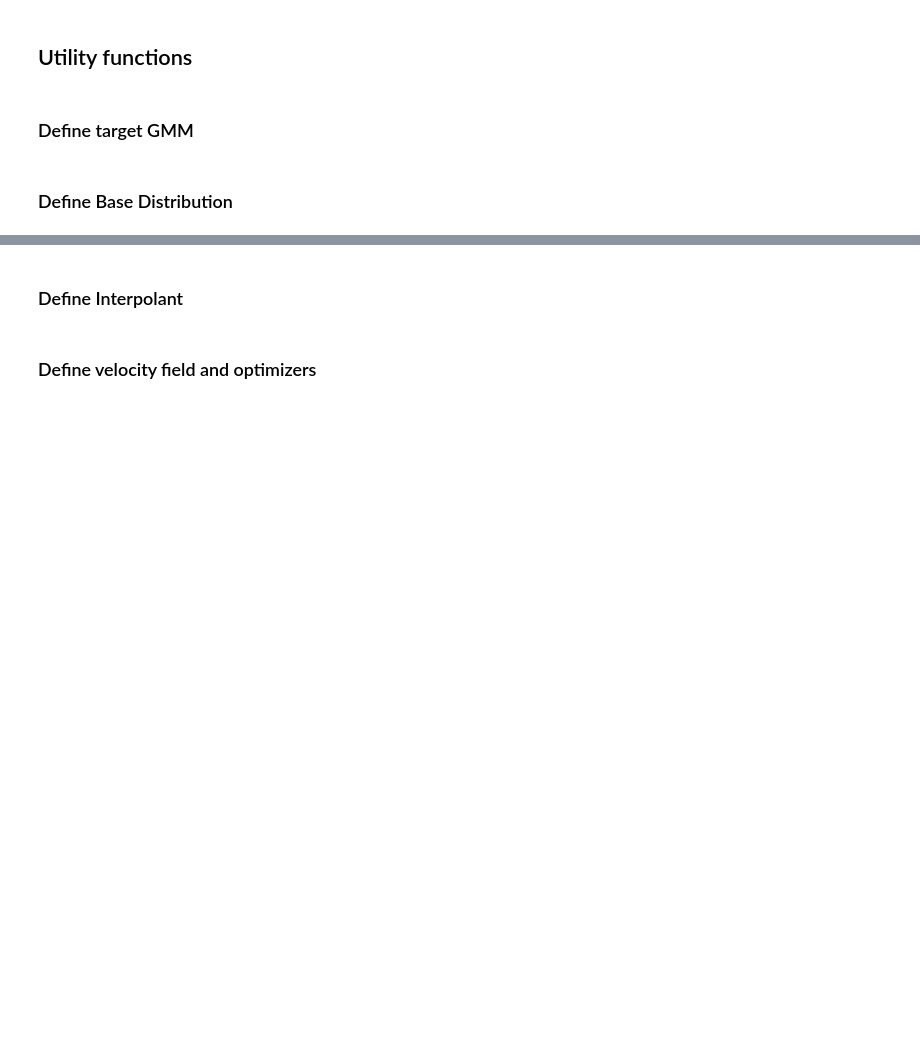
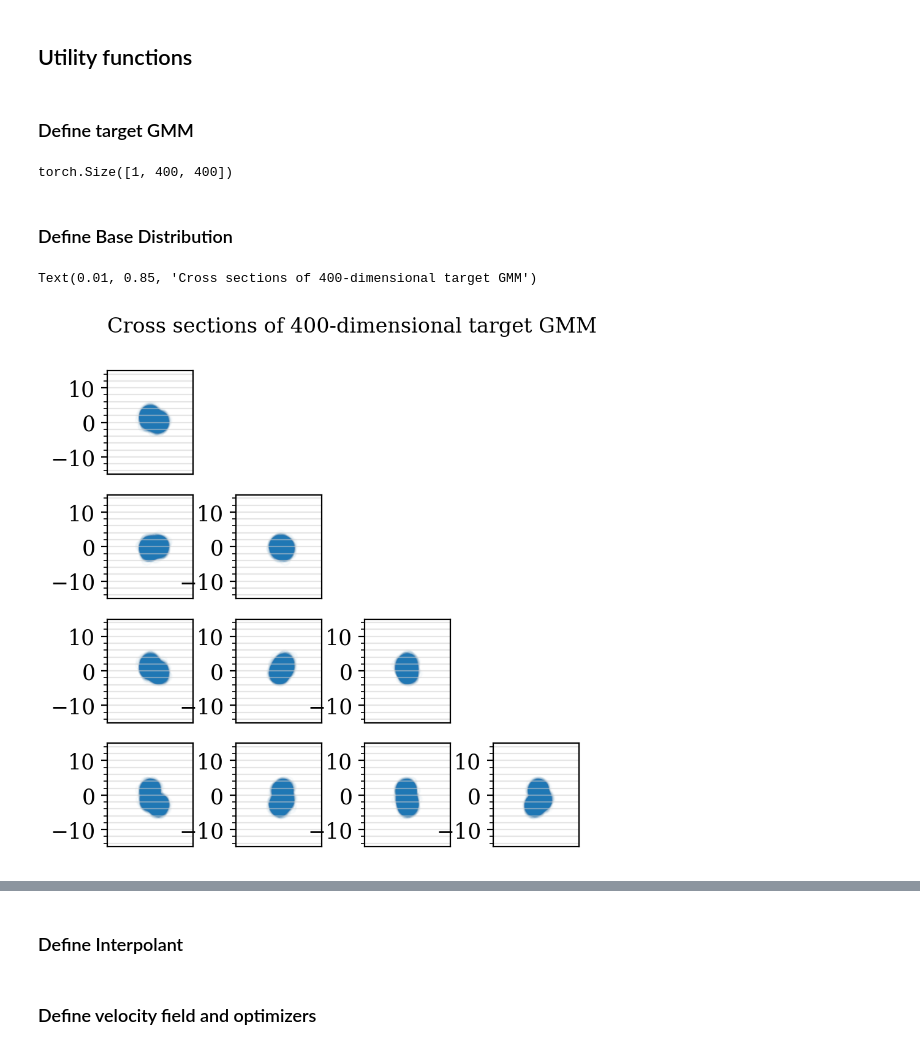
Before and after one commit to malbergo/stochastic-interpolants, a Jupyter notebook: notebooks/learn-gmm-arbD.ipynb, the cells around one changed output, grey strips where cells are left out. Cells and saved outputs as stored; diff of their text form; code cells hidden in the pictures; blank space fills up the shorter version.

```diff
--- a/notebooks/learn-gmm-arbD.ipynb
+++ b/notebooks/learn-gmm-arbD.ipynb
@@ -305,8 +355,8 @@ compute_kl(v,s,exact_interpolant,interpolant)
 def setup_random_covs(N: int, d: int):
     Cs = torch.zeros(N, d, d)
     for ii in range(N):
-        C = torch.randn(d, d)
-        Cs[ii] = (C.T @ C + 0.5*torch.eye(d))/torch.sqrt(torch.tensor(d))
+        C = torch.randn(d, d) * 1.0
+        Cs[ii] = (C.T @ C + 0.5*torch.eye(d))/torch.sqrt(torch.tensor(1000*d))
 
     return Cs
 
@@ -314,20 +364,24 @@ def setup_random_covs(N: int, d: int):
 def setup_random_means(N: int, d: int, scale: float):
     return scale*torch.randn((N, d))
 # %%
-ndim        = 50
+ndim        = 400
 N0          = 1
-N1          = 5
-scale       = 4
+N1          = 3
+scale       = 1.5
 gamma_type  = 'brownian'
 path        = 'linear'
 p0s         = (torch.ones(N0) / N0)
 p1s         = (torch.ones(N1) / N1)
-mu0s        = setup_random_means(N0, ndim, scale)
+mu0s        = torch.zeros((N0, ndim))
+# mu0s        = setup_random_means(N0, ndim, scale)
 mu1s        = setup_random_means(N1, ndim, scale)
-C0s         = torch.eye(ndim).unsqueeze(0)
+C0s         = scale*torch.eye(ndim).unsqueeze(0)
+# C0s         = setup_random_covs(N0, ndim)
 C1s         = setup_random_covs(N1, ndim)
 print(C0s.shape)
 
 exact_interpolant = gmm.GMMInterpolant(
     p0s, p1s, mu0s, mu1s, C0s, C1s, path, gamma_type, device='cuda'
 )
+# %% [output]
+torch.Size([1, 400, 400])
@@ -383,3 +407,40 @@ class GMMbase(itf.prior.Prior):
 
 base = GMMbase(exact_interpolant)
 base_samples = grab(base(10000))
+# %%
+
+
+target = lambda bs: exact_interpolant.sample_rho1(bs)
+
+
+
+from matplotlib import gridspec
+unit_size = 5
+fig = plt.figure(figsize = (unit_size * 2,unit_size * 1), constrained_layout=True)
+gs = gridspec.GridSpec(5, 5, figure=fig)
+gs.update(wspace=0.5)
+
+# ensemble = cfgs_all_batch[-1][::1]
+target_samples = grab(target(10000))
+# print(true.shape)
+for i in range(5):
+    for j in range(i):
+        ax = plt.subplot(gs[i, j], )
+
+        # ax.scatter(ensemble[:,j], ensemble[:,i], alpha=0.02)
+        ax.scatter(target_samples[:,j],target_samples[:,i], alpha=0.02)
+        ax.set_xlim(-15,15)
+        ax.set_ylim(-15,15)
+        ax.set_xticks([])
+        # ax.set_yticks([])
+
+bottom = 0.01; left=0.01
+top=1.-bottom; right = 1.-0.5
+wspace= 0.0  # set to zero for no spacing
+hspace= 0.2
+plt.subplots_adjust(top=top, bottom=bottom, left=left, right=right,
+                    wspace=wspace, hspace=hspace)
+fig.text(x = 0.01, y = 0.85, s= "Cross sections of " + str(ndim) + "-dimensional target GMM", fontsize = 12)
+# %% [output]
+Text(0.01, 0.85, 'Cross sections of 400-dimensional target GMM')
+[figure, added]
```
Also changed, not shown: parts of 24 cells of this notebook.
